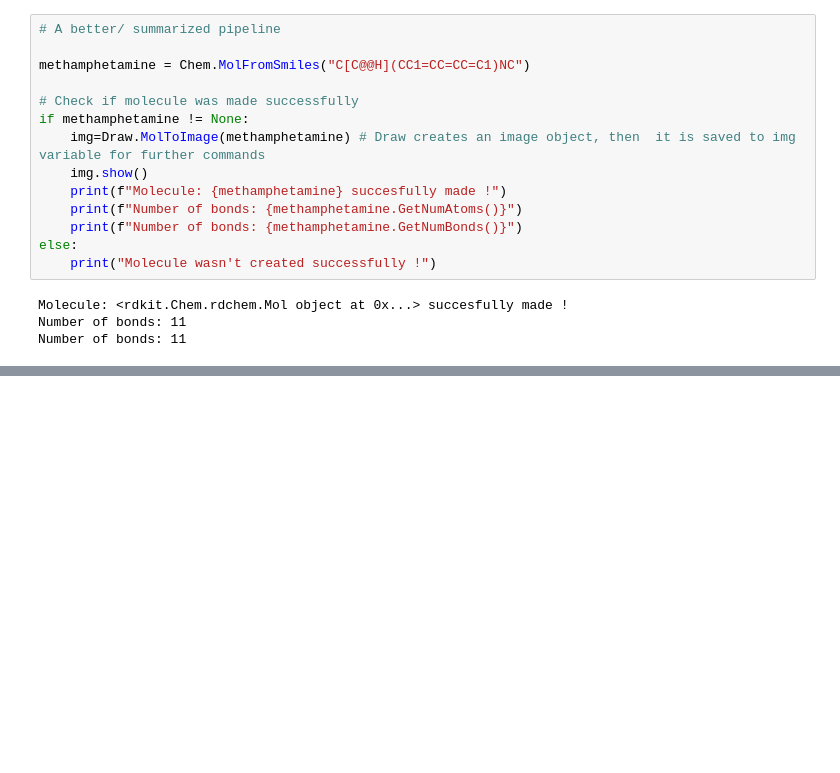
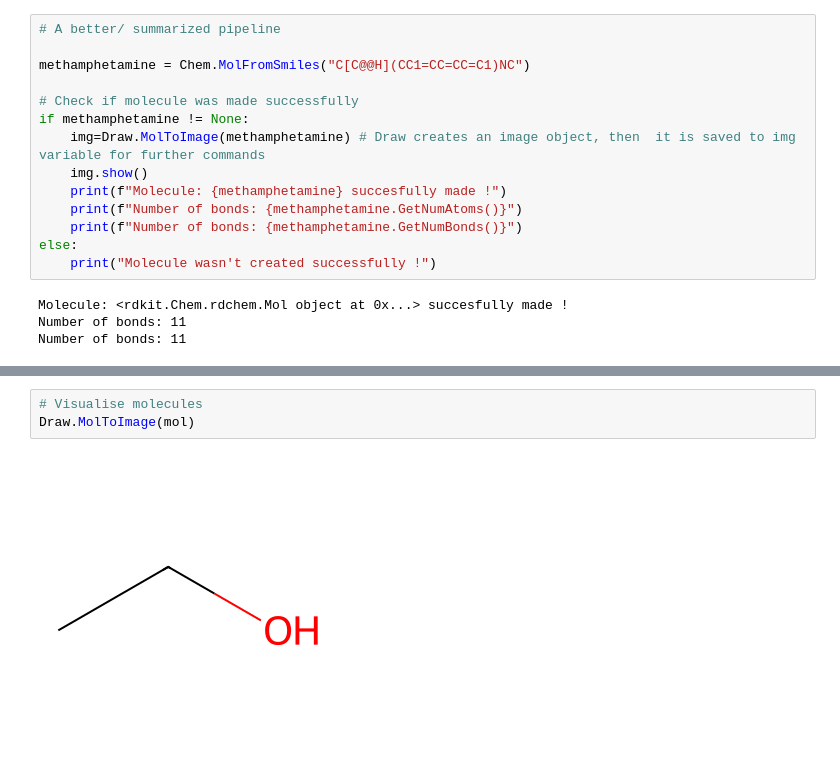
Before and after one commit to Animosius/computational-science, a Jupyter notebook: fundamentals/rdkit/rdkit_basics.ipynb, the cells around one changed output, grey strips where cells are left out. Saved outputs shown, nothing was run; the diff lists cells and outputs as text; blank space fills up the shorter version.

```diff
--- a/fundamentals/rdkit/rdkit_basics.ipynb
+++ b/fundamentals/rdkit/rdkit_basics.ipynb
@@ -265,0 +277,5 @@ Number of bonds: 11
+# %%
+# Visualise molecules
+Draw.MolToImage(mol)
+# %% [output]
+[figure, added]
```
Also changed, not shown: parts of 27 cells of this notebook, 6 other files.
